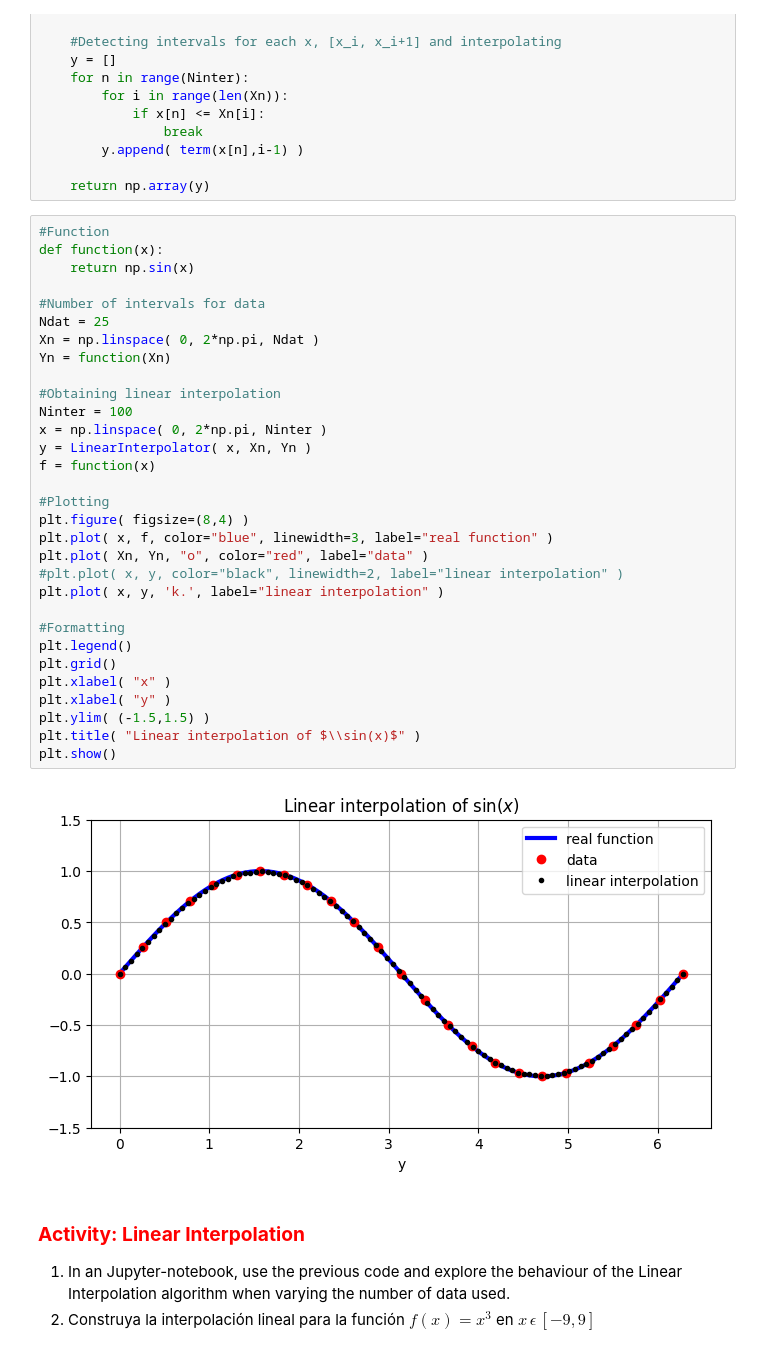
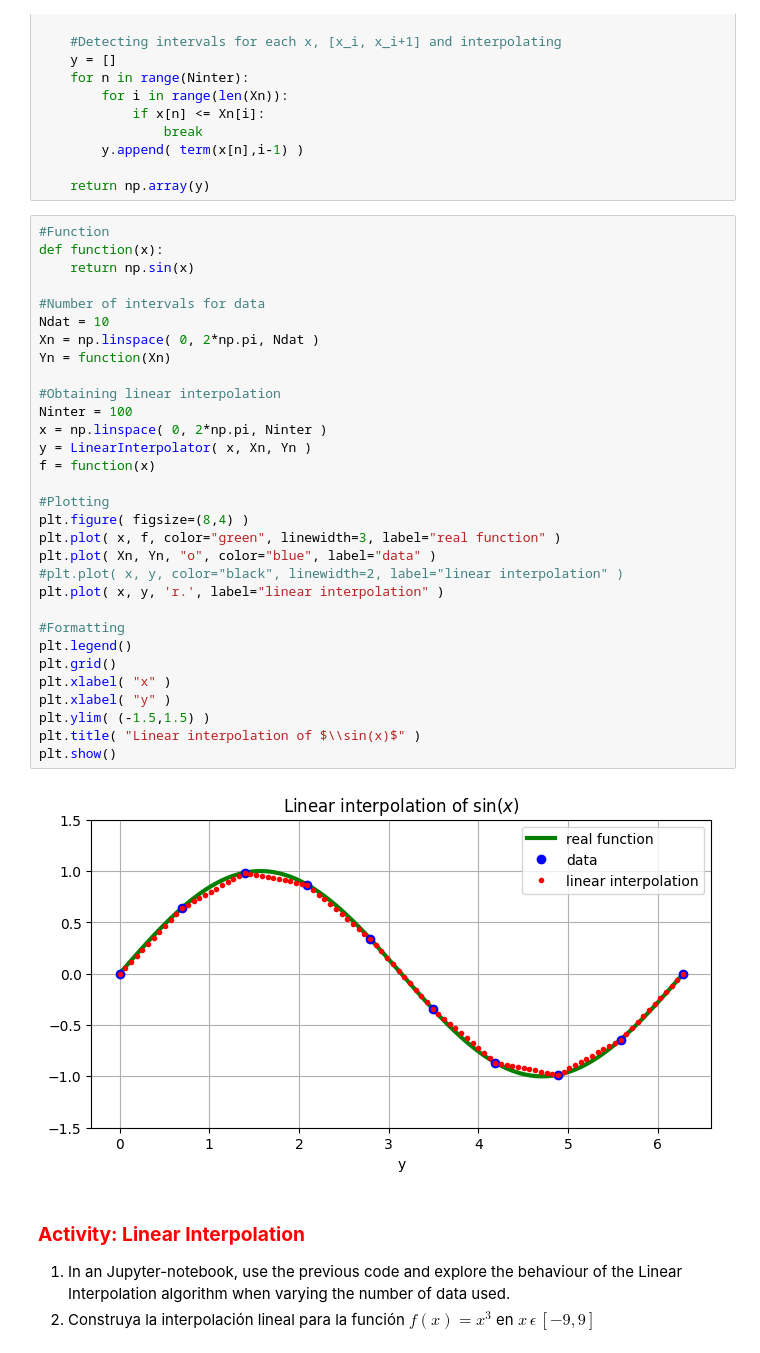
Before and after one commit to anferivera/Programming, a Jupyter notebook: 4_interpolation.ipynb, the cells around one changed output. Cells and saved outputs as stored; diff of their text form.

```diff
--- a/4_interpolation.ipynb
+++ b/4_interpolation.ipynb
@@ -65,36 +65,36 @@ def LinearInterpolator( x, Xn, Yn ):
 # %%
 #Function
 def function(x):
     return np.sin(x)
 
 #Number of intervals for data
-Ndat = 25
+Ndat = 10
 Xn = np.linspace( 0, 2*np.pi, Ndat )
 Yn = function(Xn)
 
 #Obtaining linear interpolation
 Ninter = 100
 x = np.linspace( 0, 2*np.pi, Ninter )
 y = LinearInterpolator( x, Xn, Yn )
 f = function(x)
 
 #Plotting
 plt.figure( figsize=(8,4) )
-plt.plot( x, f, color="blue", linewidth=3, label="real function" )
-plt.plot( Xn, Yn, "o", color="red", label="data" )
+plt.plot( x, f, color="green", linewidth=3, label="real function" )
+plt.plot( Xn, Yn, "o", color="blue", label="data" )
 #plt.plot( x, y, color="black", linewidth=2, label="linear interpolation" )
-plt.plot( x, y, 'k.', label="linear interpolation" )
+plt.plot( x, y, 'r.', label="linear interpolation" )
 
 #Formatting
 plt.legend()
 plt.grid()
 plt.xlabel( "x" )
 plt.xlabel( "y" )
 plt.ylim( (-1.5,1.5) )
 plt.title( "Linear interpolation of $\\sin(x)$" )
 plt.show()
 # %% [output]
-[figure, old version]
+[figure, new version]
 # %% [markdown]
 ### <font color='red'>     **Activity: Linear Interpolation** </font>
 
```
Also changed, not shown: parts of 10 cells of this notebook.
